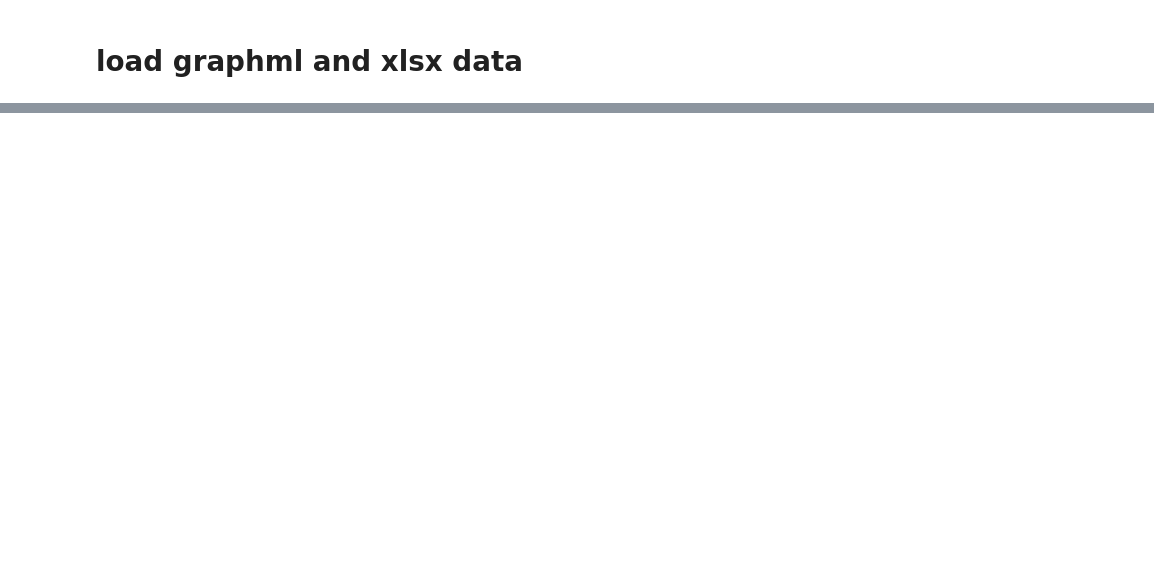
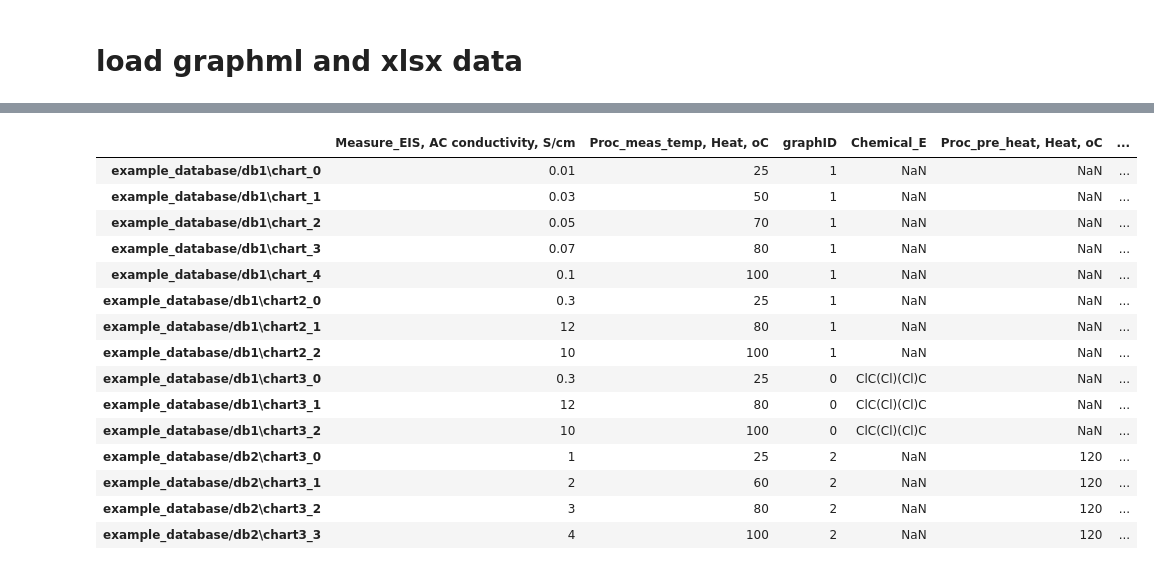
Before and after one commit to KanHatakeyama/flowmater, a Jupyter notebook: example.ipynb, the cells around one changed output, grey strips where cells are left out. Saved outputs shown, nothing was run; the diff lists cells and outputs as text; code cells hidden in the pictures; blank space fills up the shorter version.

```diff
--- a/example.ipynb
+++ b/example.ipynb
@@ -42,0 +75,25 @@ draw_graph(em.graph_list[2])
+# %%
+#simplify database (drop columns of duplicates)
+simple_cols=[]
+for col in merge_df.columns:
+    if len(list(merge_df[col].drop_duplicates()))>1:
+        simple_cols.append(col)
+
+merge_df[simple_cols]
+# %% [output]
+|  | Measure_EIS, AC conductivity, S/cm | Proc_meas_temp, Heat, oC | graphID | Chemical_E | Proc_pre_heat, Heat, oC | ... |
+| example_database/db1\chart_0 | 0.01 | 25 | 1 | NaN | NaN | ... |
+| example_database/db1\chart_1 | 0.03 | 50 | 1 | NaN | NaN | ... |
+| example_database/db1\chart_2 | 0.05 | 70 | 1 | NaN | NaN | ... |
+| example_database/db1\chart_3 | 0.07 | 80 | 1 | NaN | NaN | ... |
+| example_database/db1\chart_4 | 0.1 | 100 | 1 | NaN | NaN | ... |
+| example_database/db1\chart2_0 | 0.3 | 25 | 1 | NaN | NaN | ... |
+| example_database/db1\chart2_1 | 12 | 80 | 1 | NaN | NaN | ... |
+| example_database/db1\chart2_2 | 10 | 100 | 1 | NaN | NaN | ... |
+| example_database/db1\chart3_0 | 0.3 | 25 | 0 | ClC(Cl)(Cl)C | NaN | ... |
+| example_database/db1\chart3_1 | 12 | 80 | 0 | ClC(Cl)(Cl)C | NaN | ... |
+| example_database/db1\chart3_2 | 10 | 100 | 0 | ClC(Cl)(Cl)C | NaN | ... |
+| example_database/db2\chart3_0 | 1 | 25 | 2 | NaN | 120 | ... |
+| example_database/db2\chart3_1 | 2 | 60 | 2 | NaN | 120 | ... |
+| example_database/db2\chart3_2 | 3 | 80 | 2 | NaN | 120 | ... |
+| example_database/db2\chart3_3 | 4 | 100 | 2 | NaN | 120 | ... |
```
Also changed, not shown: parts of 4 cells of this notebook, 5 other files.
